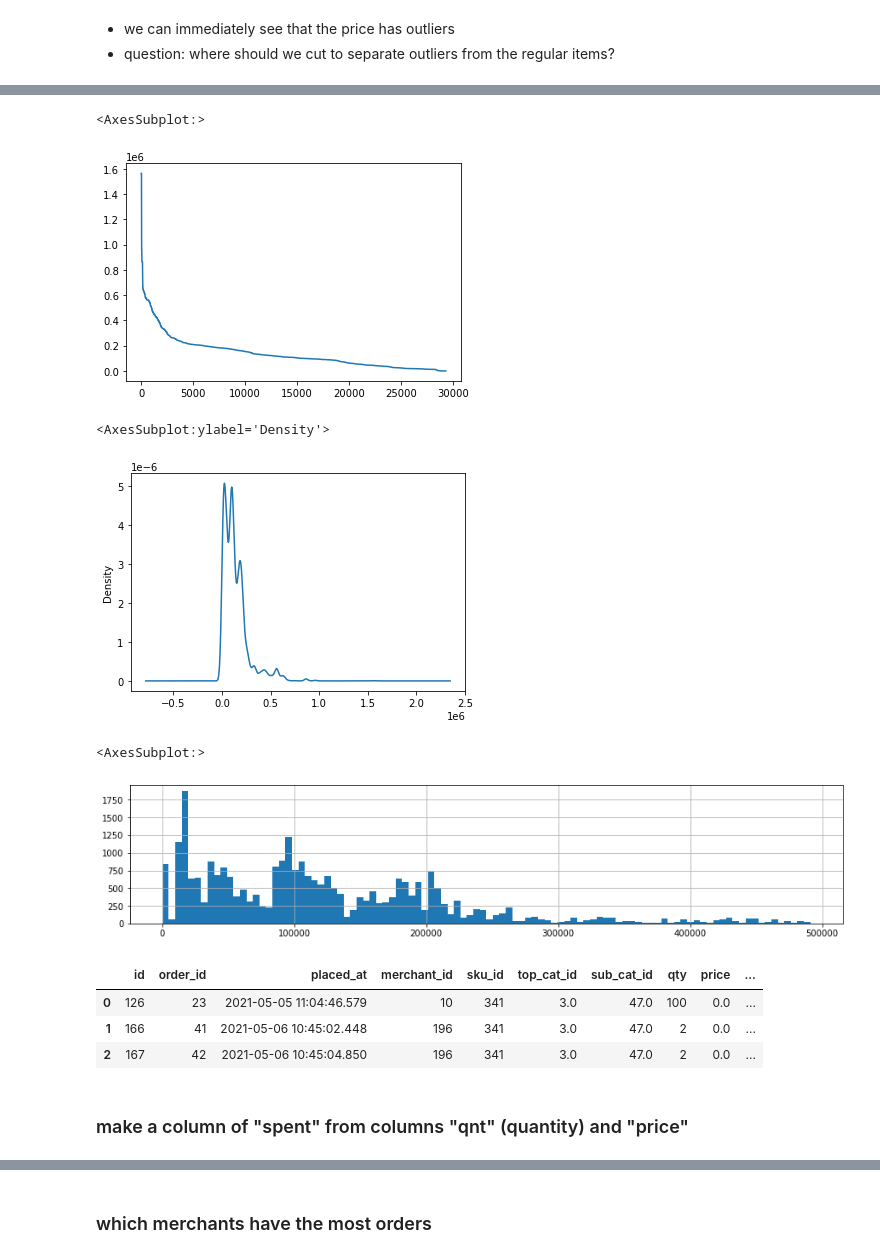
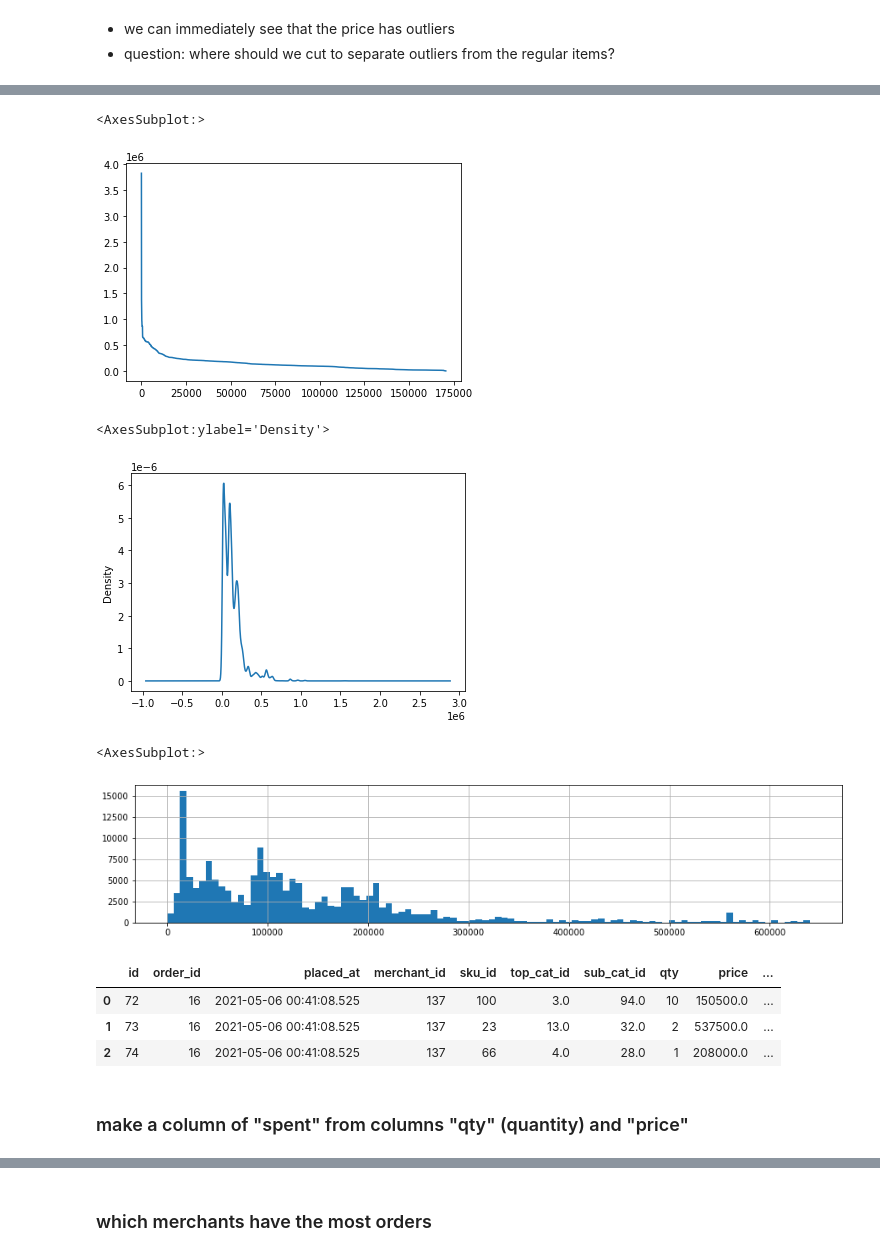
Before and after one commit to yingli/datasciencelifecycle, a Jupyter notebook: sample_code/NB03.ipynb, the cells around one changed output, grey strips where cells are left out. Saved outputs shown, nothing was run; the diff lists cells and outputs as text; code cells hidden in the pictures.

```diff
--- a/sample_code/NB03.ipynb
+++ b/sample_code/NB03.ipynb
@@ -29,8 +29,8 @@ import matplotlib.pyplot as plt
 # %% [markdown]
 ### read in data, make columns for date, year, month, day, hour, weekday, from the "placed_at" column
 # %%
-filename = '../../dslc_prep/baskets_sample_random_10_20220820.csv'
-#filename = '../../dslc_prep/baskets_sample_top_250_20220902.csv'
+#filename = 'baskets_sample_random_10_20220820.csv'
+filename = 'baskets_sample_top_250.csv'
 baskets = pd.read_csv(filename)
 # %% [markdown]
 ### Simple summaries of one dimension
@@ -57,19 +86,19 @@ baskets.boxplot(column = 'price')
 # %%
-baskets.price.sort_values(ascending = False).reset_index(drop=True)[10:].plot()
+baskets.price.sort_values(ascending = False).reset_index(drop=True).plot()
 # %% [output]
 <AxesSubplot:>
-[figure, old version]
+[figure, new version]
 # %%
 baskets.price.sort_values(ascending = False).reset_index(drop=True)[10:].plot.density()
 # %% [output]
 <AxesSubplot:ylabel='Density'>
-[figure, old version]
+[figure, new version]
 # %%
 plt.figure(figsize=(15,3))
 baskets.price.sort_values(ascending = False).reset_index(drop=True)[1000:].hist(bins=100)
 # %% [output]
 <AxesSubplot:>
-[figure, old version]
+[figure, new version]
 # %%
 baskets['datetime'] = baskets['placed_at'].apply(lambda x: datetime.fromisoformat(x))
 
@@ -83,11 +112,11 @@ baskets['weekday'] = baskets['datetime'].dt.weekday
 baskets.head(3)
 # %% [output]
 |  | id | order_id | placed_at | merchant_id | sku_id | top_cat_id | sub_cat_id | qty | price | ... |
-| 0 | 126 | 23 | 2021-05-05 11:04:46.579 | 10 | 341 | 3.0 | 47.0 | 100 | 0.0 | ... |
-| 1 | 166 | 41 | 2021-05-06 10:45:02.448 | 196 | 341 | 3.0 | 47.0 | 2 | 0.0 | ... |
-| 2 | 167 | 42 | 2021-05-06 10:45:04.850 | 196 | 341 | 3.0 | 47.0 | 2 | 0.0 | ... |
+| 0 | 72 | 16 | 2021-05-06 00:41:08.525 | 137 | 100 | 3.0 | 94.0 | 10 | 150500.0 | ... |
+| 1 | 73 | 16 | 2021-05-06 00:41:08.525 | 137 | 23 | 13.0 | 32.0 | 2 | 537500.0 | ... |
+| 2 | 74 | 16 | 2021-05-06 00:41:08.525 | 137 | 66 | 4.0 | 28.0 | 1 | 208000.0 | ... |
 # %% [markdown]
-### make a column of "spent" from columns "qnt" (quantity) and "price"
+### make a column of "spent" from columns "qty" (quantity) and "price"
 # %%
 baskets["spent"] = baskets["qty"] * baskets["price"]
 baskets.head(100)
```
Also changed, not shown: parts of 30 cells of this notebook, 1 other file.
